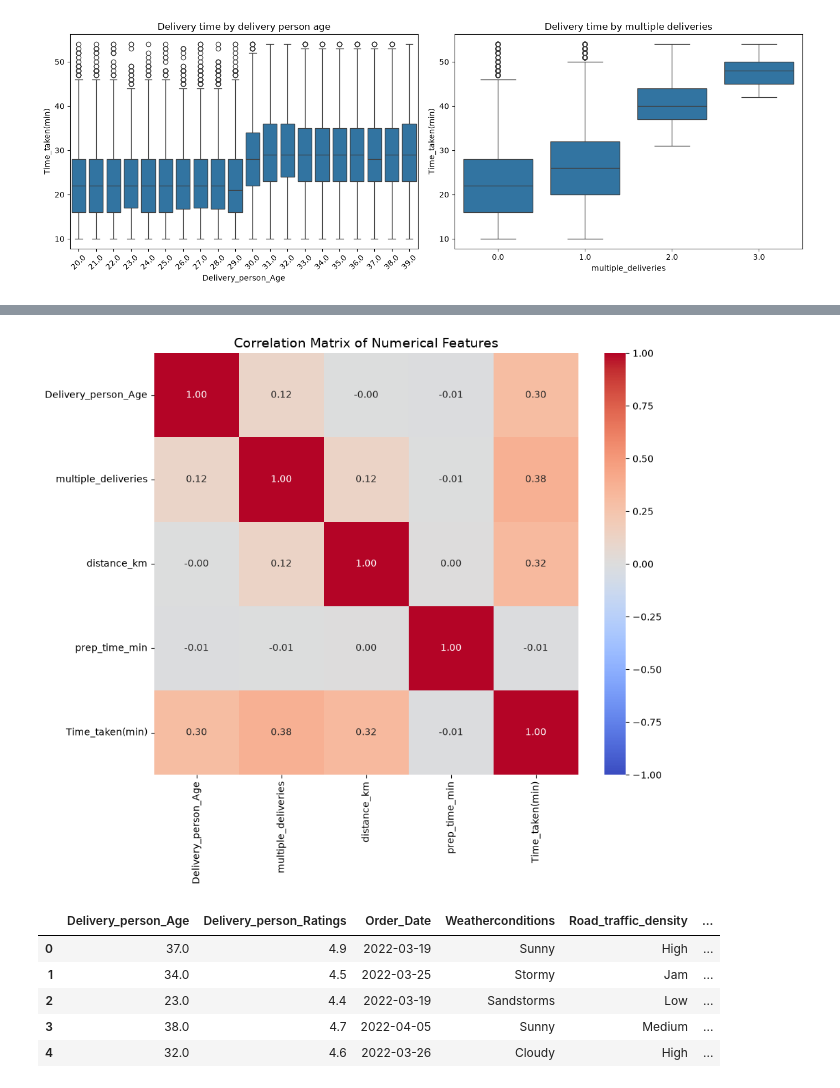
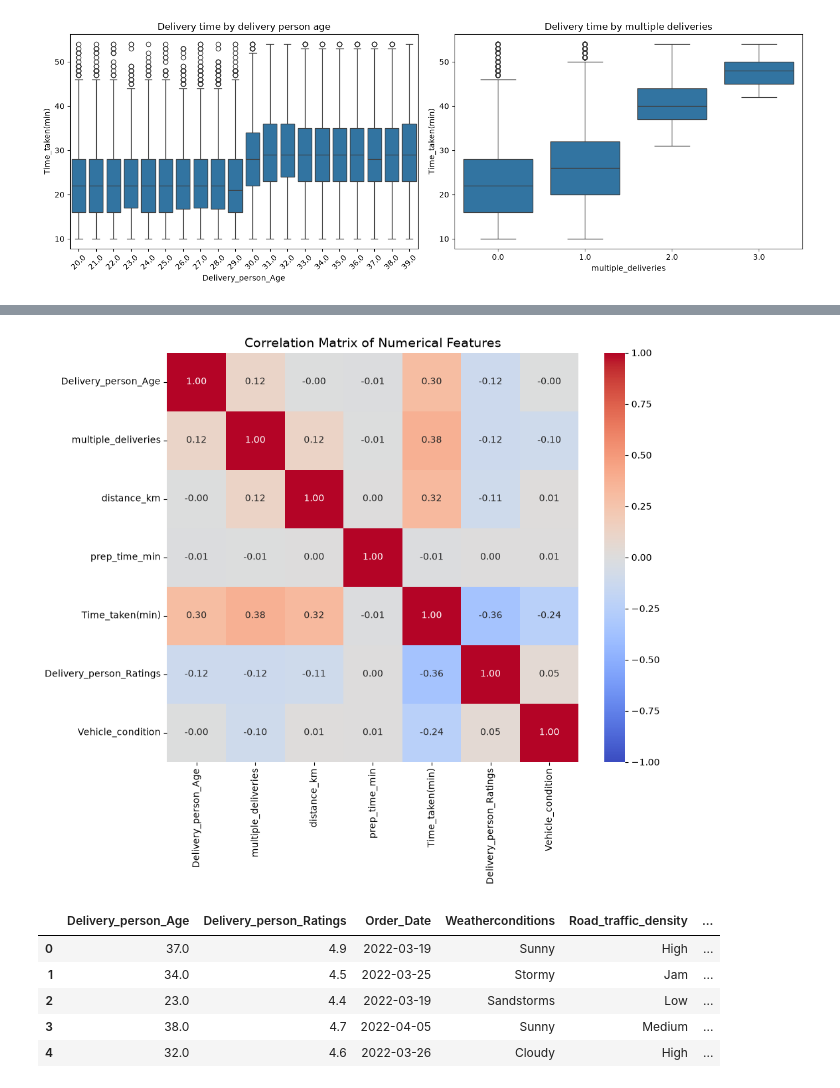
Before and after one commit to Anas-EL-KHADIRI/food_delivery_ml, a Jupyter notebook: notebooks/analysis.ipynb, the cells around one changed output, grey strips where cells are left out. Cells and saved outputs as stored; diff of their text form; code cells hidden in the pictures.

```diff
--- a/notebooks/analysis.ipynb
+++ b/notebooks/analysis.ipynb
@@ -253,8 +256,3 @@ df = df[~invalid_coords_mask]
 print("New dataset shape:", df.shape)
 # %% [output]
 New dataset shape: (41953, 18)
-# %%
-for col in cat_cols:
-    print(f"--- Unique values in {col} ---")
-    print(df[col].unique())
-    print()
@@ -529,29 +505,31 @@ df["prep_time_min"] = df["prep_time_min"].apply(
 # %%
 numeric_subset = df[
     [
         "Delivery_person_Age",
         "multiple_deliveries",
         "distance_km",
         "prep_time_min",
         "Time_taken(min)",
+        "Delivery_person_Ratings",
+        "Vehicle_condition"
     ]
 ]
 
 plt.figure(figsize=(10, 8))
 correlation_matrix = numeric_subset.corr()
 
 sns.heatmap(
     correlation_matrix,
     annot=True,
     fmt=".2f",
     cmap="coolwarm",
     vmin=-1,
     vmax=1,
 )
 plt.title("Correlation Matrix of Numerical Features", fontsize=14)
 plt.show()
 # %% [output]
-[figure, old version]
+[figure, new version]
 # %%
 df=df.drop(columns=["Delivery_location_latitude", "Delivery_location_longitude","Restaurant_latitude","Restaurant_longitude","Time_Order_picked","Time_Orderd"])
 # %%
```
Also changed, not shown: parts of 17 cells of this notebook, 7 other files.
